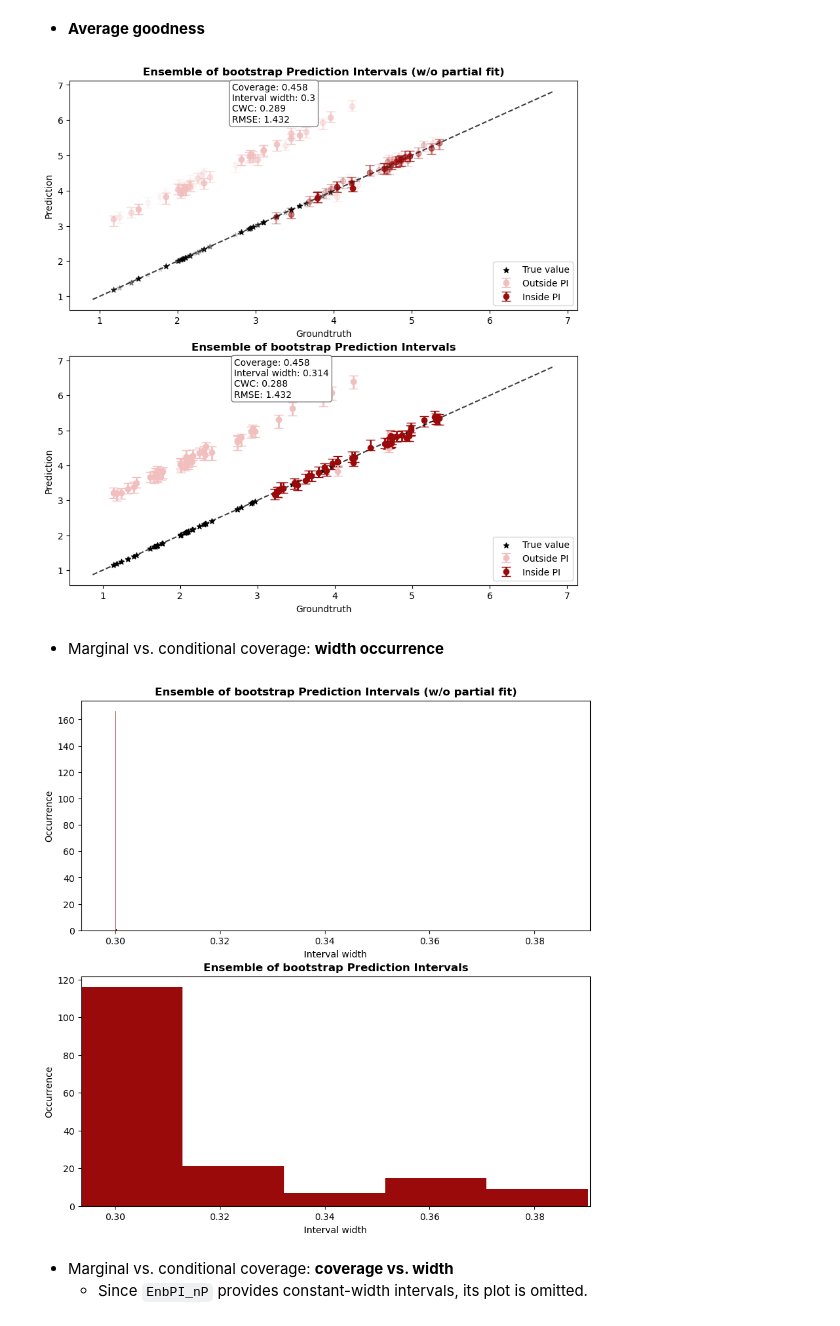
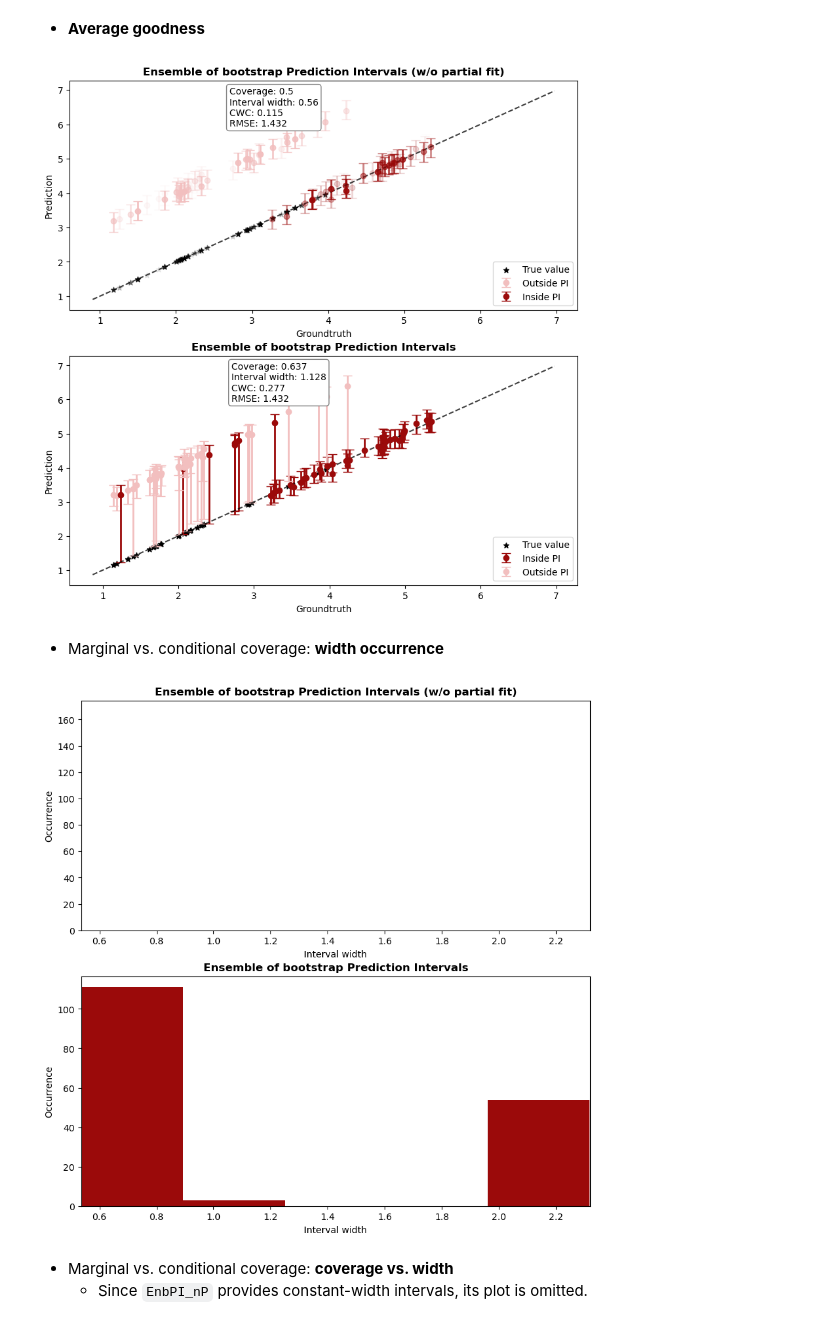
Before and after one commit to gcastro-98/conformal-prediction, a Jupyter notebook: timeseries.ipynb, the cells around one changed output. Cells and saved outputs as stored; diff of their text form; code cells hidden in the pictures.

Commit message:
Miscoverage modified for the change point case.

```diff
--- a/timeseries.ipynb
+++ b/timeseries.ipynb
@@ -366,7 +366,7 @@ import numpy as np
 
 SEED: int = 123
 np.random.seed(SEED)
-MISCOVERAGE: float = 0.2 # MISCOVERAGE = alpha # CONFIDENCE = 1-alpha
+MISCOVERAGE: float = 0.05 # MISCOVERAGE = alpha # CONFIDENCE = 1-alpha
 logger = _logger.Logger()
 warnings.filterwarnings("ignore")  # to suppress them
 # %% [markdown]
@@ -497,35 +497,35 @@ for _i, _strat in enumerate(strategy_name.keys()):
         subsample=0.5,
         title=strategy_name[_strat],
     )
-plt.savefig('output/timeseries/average-goodness-timeseries-problem-with-change-point.png', dpi=200)
+plt.savefig('output/timeseries/with_change_point/average-goodness-timeseries-problem-with-change-point.png', dpi=200)
 plt.show()
 plt.close()
 # %% [output]
-[figure, old version]
+[figure, new version]
 # %% [markdown]
 - Marginal vs. conditional coverage: **width occurrence**
 # %%
 n_figs = len(base_model)
 fig, axs = plt.subplots(nrows=n_figs, figsize=(10, 5 * n_figs));
 
 _x_max = (1+1e-3) * np.max([np.abs(int_pred[_strat][:, 0, 0] - int_pred[_strat][:, 1, 0]) for _strat in int_pred.keys()])
-_x_min = np.min([np.abs(int_pred[_strat][:, 0, 0] - int_pred[_strat][:, 1, 0]) for _strat in int_pred.keys()])
+_x_min = (1-1e-3) * np.min([np.abs(int_pred[_strat][:, 0, 0] - int_pred[_strat][:, 1, 0]) for _strat in int_pred.keys()])
 
 for _i, _strat in enumerate(base_model.keys()):
     # Visualize
     axs[_i] = visualize.width_size_occurrence(
         int_pred[_strat],
         # train_intervals=int_pred_train[_strat],
         num_bins=5,
         ax=axs[_i],
         x_lim=[_x_min, _x_max],
         title=strategy_name[_strat],
     )
-plt.savefig('output/timeseries/width-occurrence-timeseries-problem-with-change-point.png', dpi=200)
+plt.savefig('output/timeseries/with_change_point/width-occurrence-timeseries-problem-with-change-point.png', dpi=200)
 plt.show()
 plt.close()
 # %% [output]
-[figure, old version]
+[figure, new version]
 # %% [markdown]
 - Marginal vs. conditional coverage: **coverage vs. width**
     - Since `EnbPI_nP` provides constant-width intervals, its plot is omitted.
```
Also changed, not shown: parts of 9 cells of this notebook.
